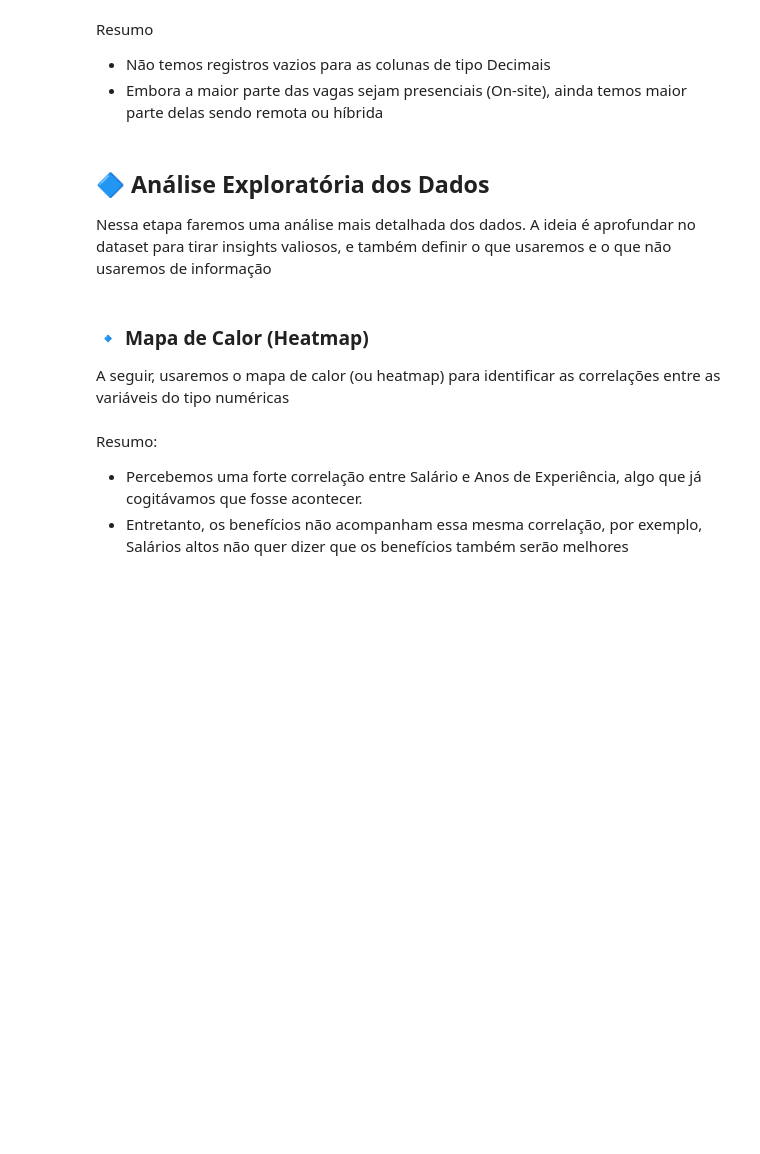
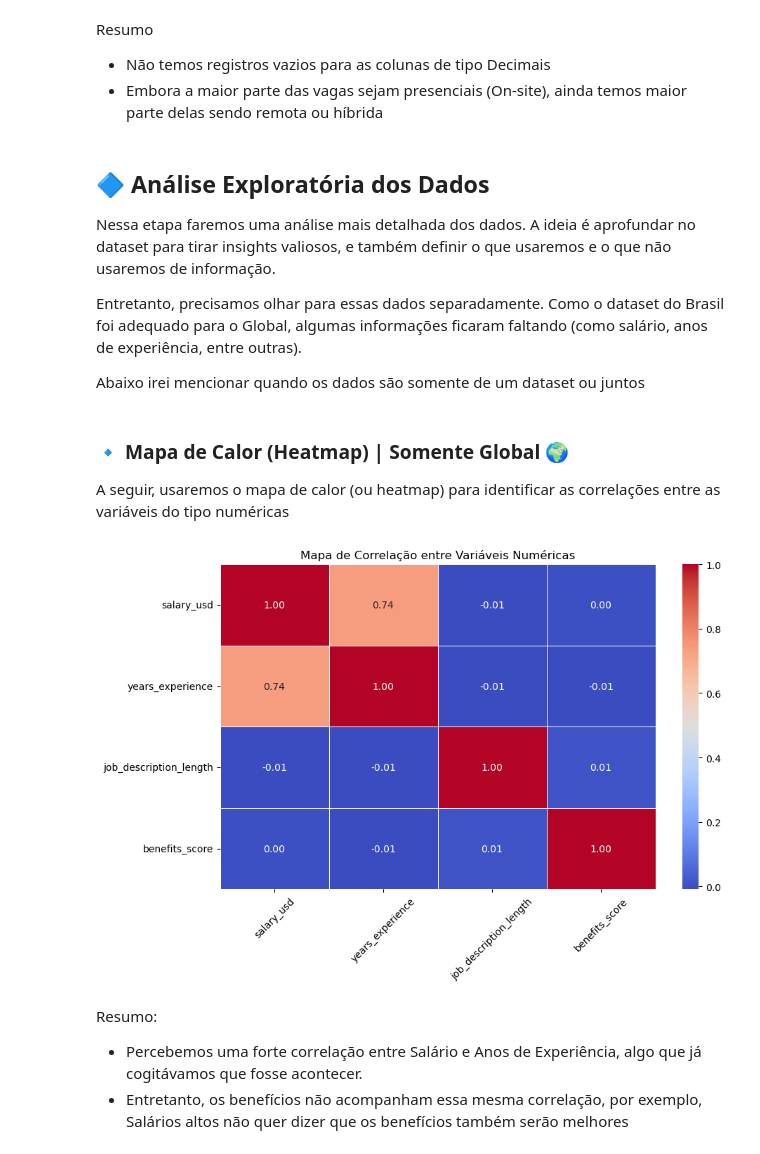
Before and after one commit to Cavalheiro93/mvp-data-analyst-global-ai-market, a Jupyter notebook: Projeto_MVP.ipynb, the cells around one changed output. Drawn from its saved outputs; the diff is of its cells as text; code cells hidden in the pictures; blank space fills up the shorter version.

```diff
--- a/Projeto_MVP.ipynb
+++ b/Projeto_MVP.ipynb
@@ -59,0 +84,32 @@ https://www.kaggle.com/datasets/bismasajjad/global-ai-job-market-and-salary-tren
+# %%
+import pandas as pd
+import requests
+from io import BytesIO
+from warnings import filterwarnings
+filterwarnings('ignore')
+
+file_path_global = r"https://raw.githubusercontent.com/Cavalheiro93/mvp-data-analyst-global-ai-market/refs/heads/main/source/ai_job_dataset.csv"
+file_path_brasil = r'https://raw.githubusercontent.com/Cavalheiro93/mvp-data-analyst-global-ai-market/main/source/job_data_cache.xlsx'
+url_brasil_pkl = r'https://raw.githubusercontent.com/sch-paulo/linkedin_jobs_analysis/main/data/cache/job_data_cache.pkl'
+
+# Tenta importar os dados da url orginal
+try:
+    # Baixa os bytes do pickle
+    response = requests.get(url_brasil_pkl)
+    response.raise_for_status()
+
+    # Leitura do arquivo pickle
+    df_brasil = pd.read_pickle(BytesIO(response.content))
+
+    # Transforma apenas os valores do dict em um DataFrame, ignorando as chaves (job_id)
+    df_brasil = pd.DataFrame(list(df_brasil.values()))
+    print('🗃️ Dados importados da url original')
+
+# Caso der erro, importa os dados da url alternativa
+except:
+    df_brasil = pd.read_excel(file_path_brasil)
+    print('🗃️ Dados importados da url alternativa')
+
+# Importa os dados do Global
+df_global = pd.read_csv(file_path_global, sep=',', encoding='latin1')
+print("🗃️ Dados do Global importados")
@@ -125,4 +252,5 @@ import TratamentoDeDados
 importlib.reload(TratamentoDeDados)
 from TratamentoDeDados import LimpezaInicialDados
 
-df = LimpezaInicialDados(df).executar()
+df_unificado = LimpezaInicialDados(df_unificado).executar()
+df_global = LimpezaInicialDados(df_global).executar()
@@ -199,31 +392,37 @@ Resumo
 - Embora a maior parte das vagas sejam presenciais (On-site), ainda temos maior parte delas sendo remota ou híbrida
 # %% [markdown]
 ## 🔷 Análise Exploratória dos Dados
-Nessa etapa faremos uma análise mais detalhada dos dados. A ideia é aprofundar no dataset para tirar insights valiosos, e também definir o que usaremos e o que não usaremos de informação
+Nessa etapa faremos uma análise mais detalhada dos dados. A ideia é aprofundar no dataset para tirar insights valiosos, e também definir o que usaremos e o que não usaremos de informação.
+
+Entretanto, precisamos olhar para essas dados separadamente. Como o dataset do Brasil foi adequado para o Global, algumas informações ficaram faltando (como salário, anos de experiência, entre outras).
+
+Abaixo irei mencionar quando os dados são somente de um dataset ou juntos
 # %% [markdown]
-### 🔹 Mapa de Calor (Heatmap)
+### 🔹 Mapa de Calor (Heatmap) | Somente Global 🌍
 A seguir, usaremos o mapa de calor (ou heatmap) para identificar as correlações entre as variáveis do tipo numéricas
 # %%
 import matplotlib.pyplot as plt
 import seaborn as sns
 
 # Seleciona apenas colunas numéricas
-df_numericas = df.select_dtypes(include=['int64', 'float64'])
+df_numericas = df_global.select_dtypes(include=['int64', 'float64'])
 
 # Calcula a matriz de correlação
 matriz_corr = df_numericas.corr()
 
 # Define o tamanho da figura
 plt.figure(figsize=(10, 6))
 
 # Cria o heatmap com anotações
 sns.heatmap(matriz_corr, annot=True, cmap='coolwarm', fmt='.2f', linewidths=0.5)
 
 # Título
 plt.title('Mapa de Correlação entre Variáveis Numéricas')
 plt.xticks(rotation=45)
 plt.yticks(rotation=0)
 plt.show()
+# %% [output]
+[figure, added]
 # %% [markdown]
 Resumo:
 - Percebemos uma forte correlação entre Salário e Anos de Experiência, algo que já cogitávamos que fosse acontecer.
```
Also changed, not shown: parts of 45 cells of this notebook, 10 other files.
